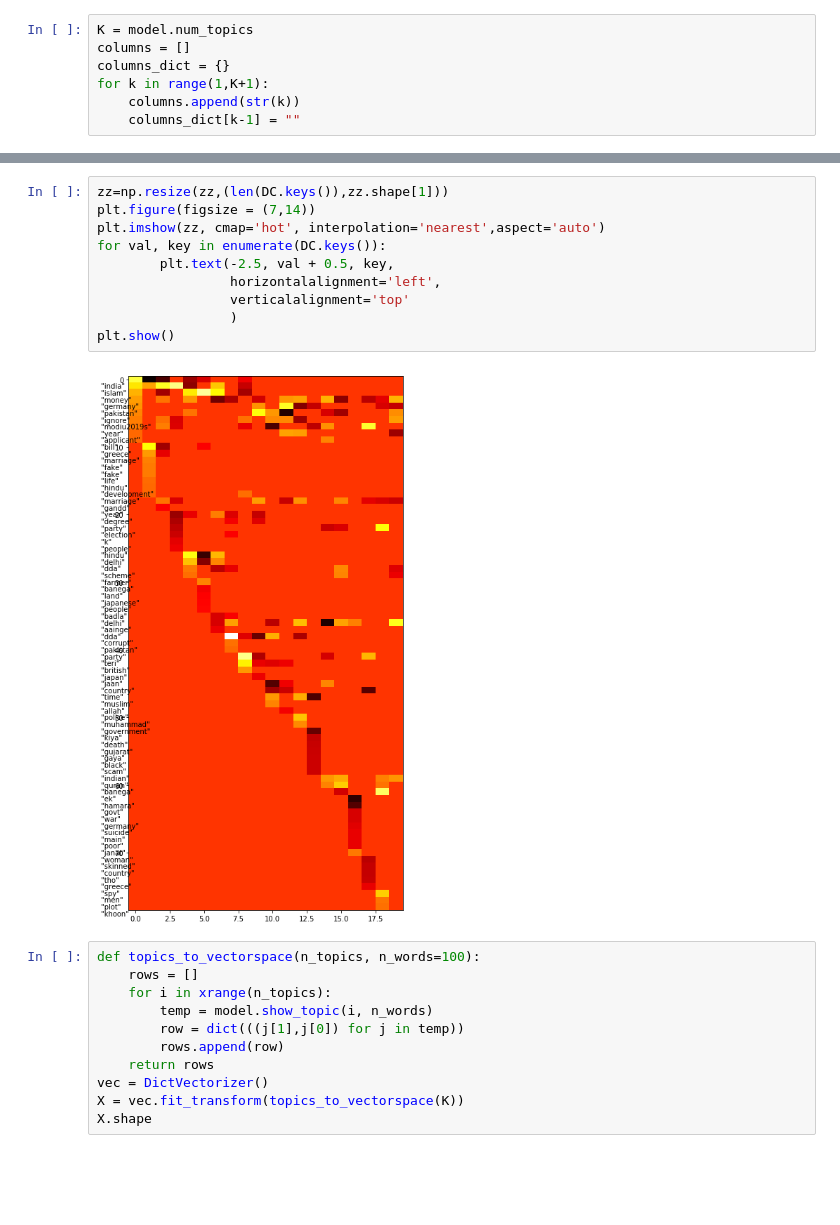
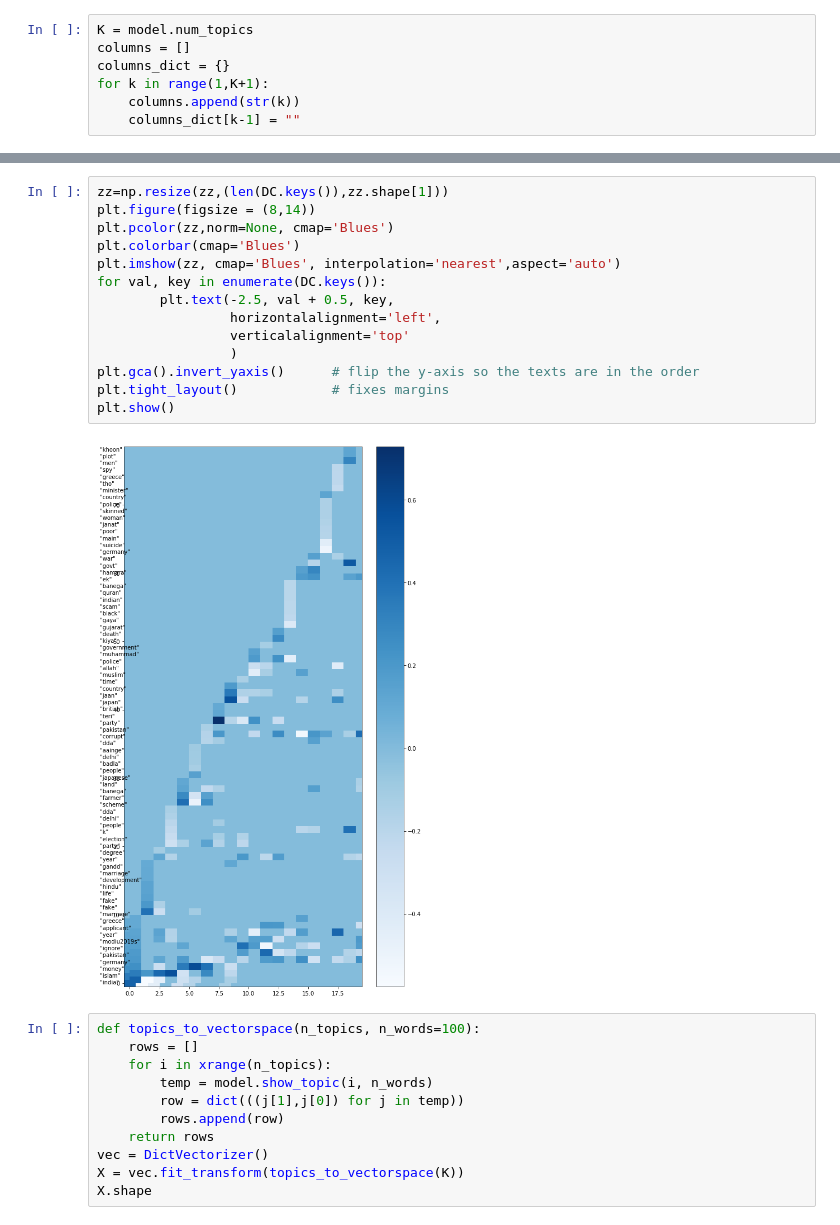
Before and after one commit to PakhiAgarwal/Social-media-analysis, a Jupyter notebook: LDATopicanalysis.ipynb, the cells around one changed output, grey strips where cells are left out. Drawn from its saved outputs; the diff is of its cells as text; blank space fills up the shorter version.

```diff
--- a/LDATopicanalysis.ipynb
+++ b/LDATopicanalysis.ipynb
@@ -142,15 +151,19 @@ for line in model.print_topics(num_topics=K):
 # %%
 zz=np.resize(zz,(len(DC.keys()),zz.shape[1]))
-plt.figure(figsize = (7,14))
-plt.imshow(zz, cmap='hot', interpolation='nearest',aspect='auto')
+plt.figure(figsize = (8,14))
+plt.pcolor(zz,norm=None, cmap='Blues')
+plt.colorbar(cmap='Blues')
+plt.imshow(zz, cmap='Blues', interpolation='nearest',aspect='auto')
 for val, key in enumerate(DC.keys()):
         plt.text(-2.5, val + 0.5, key,
                  horizontalalignment='left',
                  verticalalignment='top'
                  )
+plt.gca().invert_yaxis()      # flip the y-axis so the texts are in the order
+plt.tight_layout()            # fixes margins
 plt.show()
 # %% [output]
-[figure, old version]
+[figure, new version]
 # %%
 def topics_to_vectorspace(n_topics, n_words=100):
     rows = []
```
Also changed, not shown: parts of 8 cells of this notebook.
